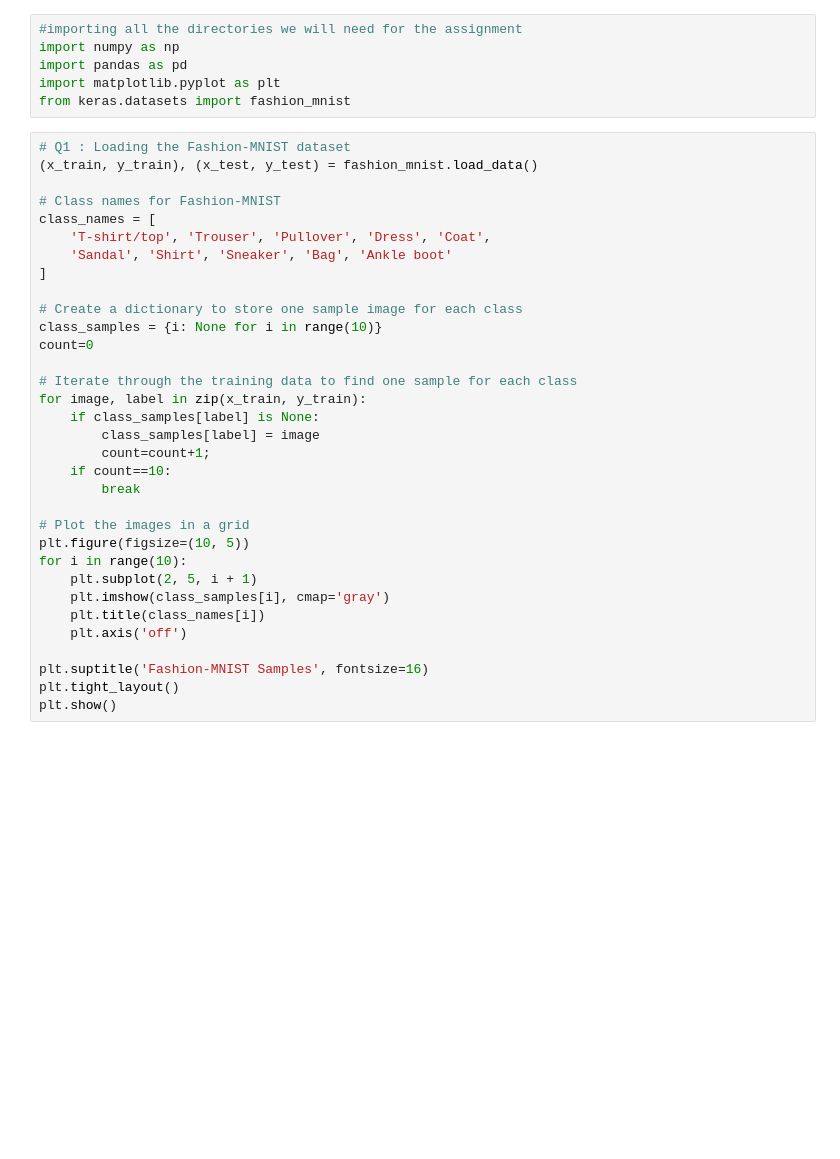
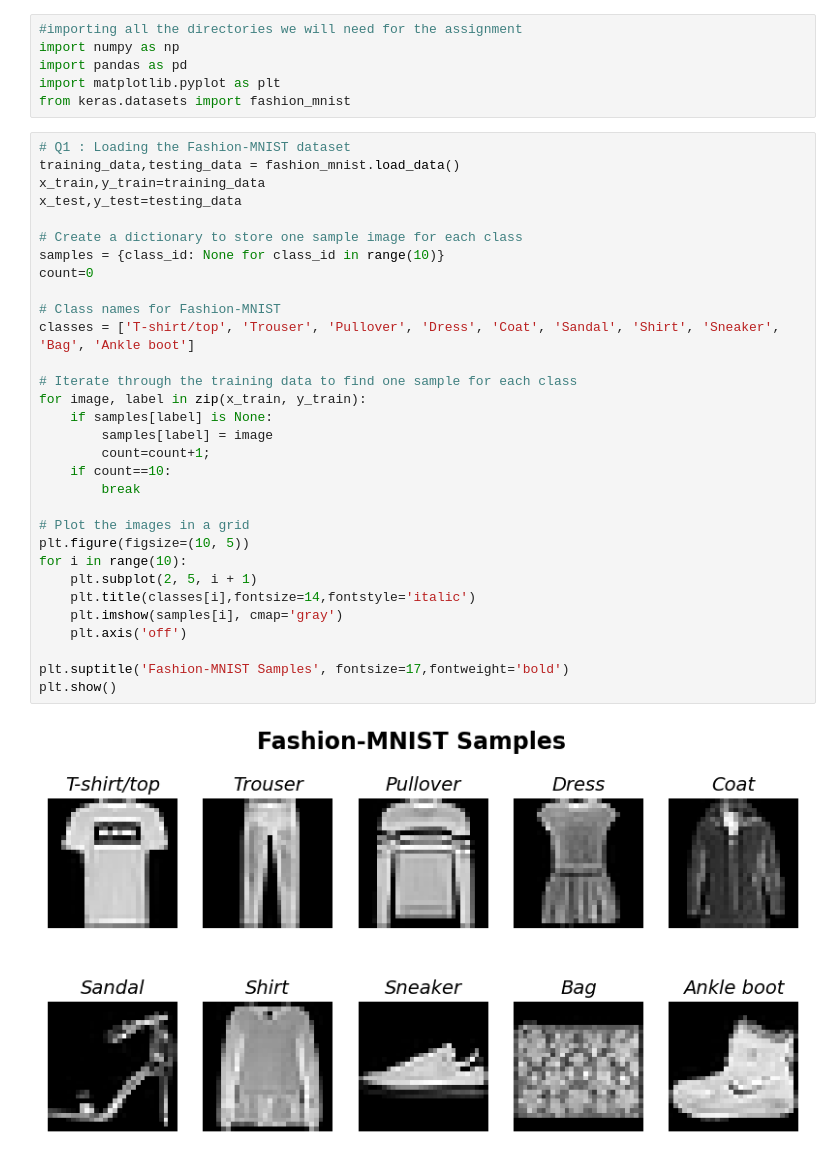
Before and after one commit to ragingthunder511/da6401_assignment1, a Jupyter notebook: DL_A1.ipynb, the cells around one changed output. Saved outputs shown, nothing was run; the diff lists cells and outputs as text; blank space fills up the shorter version.

Commit message:
Restructured code for Q1 ( Plot font-weights , font sizes , variable names , sequence of instructions )

```diff
--- a/DL_A1.ipynb
+++ b/DL_A1.ipynb
@@ -8,34 +8,34 @@ import matplotlib.pyplot as plt
 from keras.datasets import fashion_mnist
 # %%
 # Q1 : Loading the Fashion-MNIST dataset
-(x_train, y_train), (x_test, y_test) = fashion_mnist.load_data()
+training_data,testing_data = fashion_mnist.load_data()
+x_train,y_train=training_data
+x_test,y_test=testing_data
+
+# Create a dictionary to store one sample image for each class
+samples = {class_id: None for class_id in range(10)}
+count=0
 
 # Class names for Fashion-MNIST
-class_names = [
-    'T-shirt/top', 'Trouser', 'Pullover', 'Dress', 'Coat',
-    'Sandal', 'Shirt', 'Sneaker', 'Bag', 'Ankle boot'
-]
-
-# Create a dictionary to store one sample image for each class
-class_samples = {i: None for i in range(10)}
-count=0
+classes = ['T-shirt/top', 'Trouser', 'Pullover', 'Dress', 'Coat', 'Sandal', 'Shirt', 'Sneaker', 'Bag', 'Ankle boot']
 
 # Iterate through the training data to find one sample for each class
 for image, label in zip(x_train, y_train):
-    if class_samples[label] is None:
-        class_samples[label] = image
+    if samples[label] is None:
+        samples[label] = image
         count=count+1;
     if count==10:
         break
 
 # Plot the images in a grid
 plt.figure(figsize=(10, 5))
 for i in range(10):
     plt.subplot(2, 5, i + 1)
-    plt.imshow(class_samples[i], cmap='gray')
-    plt.title(class_names[i])
+    plt.title(classes[i],fontsize=14,fontstyle='italic')
+    plt.imshow(samples[i], cmap='gray')
     plt.axis('off')
 
-plt.suptitle('Fashion-MNIST Samples', fontsize=16)
-plt.tight_layout()
+plt.suptitle('Fashion-MNIST Samples', fontsize=17,fontweight='bold')
 plt.show()
+# %% [output]
+[figure, added]
```
